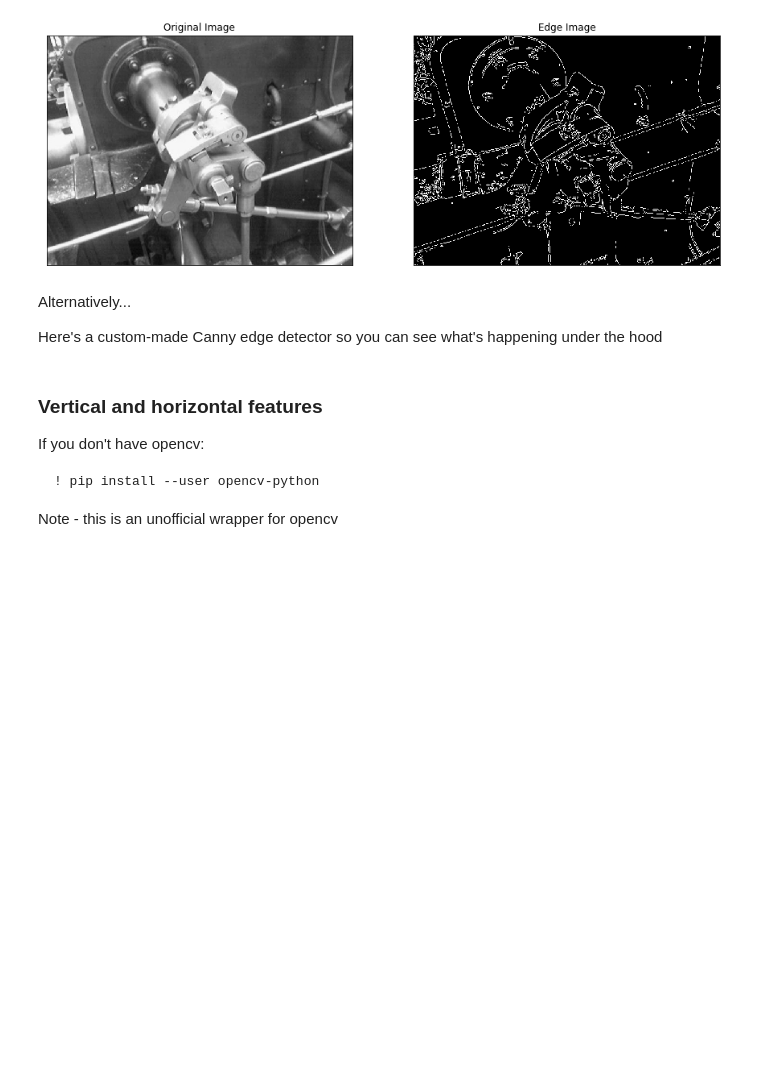
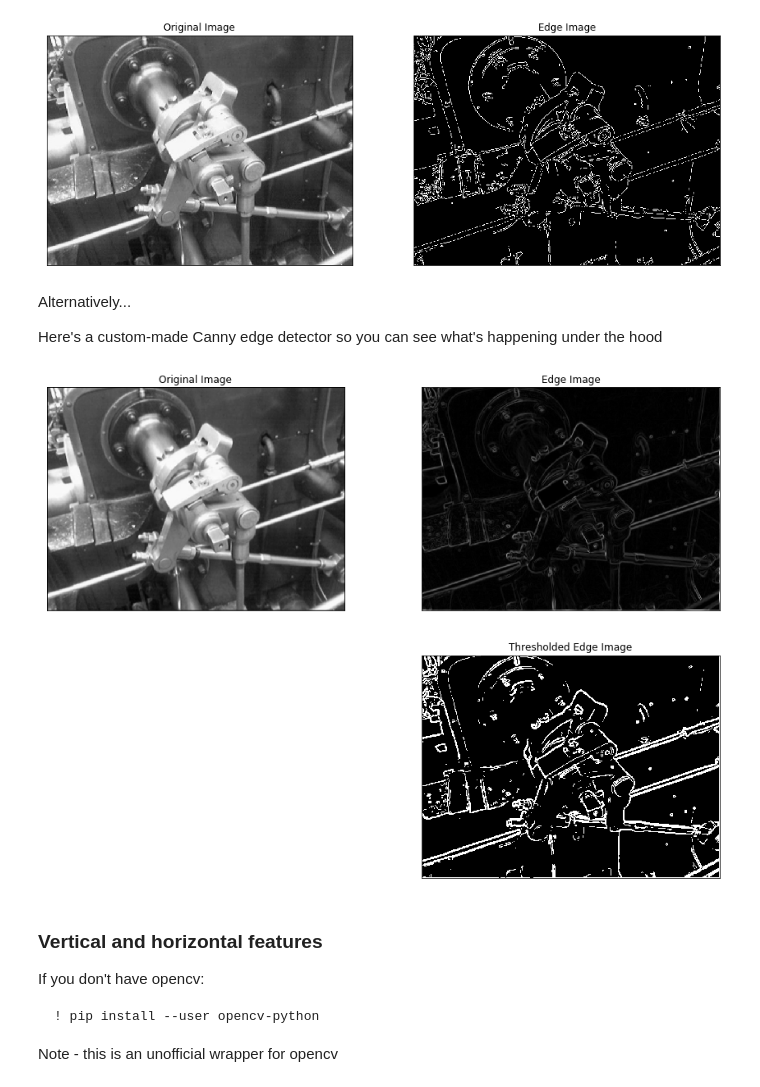
Before and after one commit to AlbertHJLee/Insight_Notebooks, a Jupyter notebook: Image_Analysis.ipynb, the cells around one changed output. Cells and saved outputs as stored; diff of their text form; code cells hidden in the pictures; blank space fills up the shorter version.

```diff
--- a/Image_Analysis.ipynb
+++ b/Image_Analysis.ipynb
@@ -157,6 +164,97 @@ plt.show()
 Alternatively...
 
 Here's a custom-made Canny edge detector so you can see what's happening under the hood
+# %%
+import numpy as np
+import matplotlib.pyplot as plt
+from PIL import Image
+
+
+def convolve(img1,img2):
+
+    # Convolve two 2D image numpy arrays
+    # img2 is considered the kernel, and we get the output after applying it as a filter on img1
+
+    # Get image info and initialize constants
+    kernelx = img2.shape[0]
+    kernely = img2.shape[1]
+    imagex = img1.shape[0]
+    imagey = img1.shape[1]
+
+    # Kernel must have odd dimensions
+    if (kernelx % 2 == 0) or (kernely % 2 == 0):
+        print('kernel must have odd dimensions')
+        return img1
+
+    output = img1*0.
+
+    # Convolve efficiently by adding the entire image (or a section of it) to itself
+    # and iterating for all necessary displacements (dx,dy)
+    for i in range(kernelx):
+        for j in range(kernely):
+            if (i < (kernelx*.5) ):
+                ia = int(kernelx*.5) - i
+                ib = imagex
+            else:
+                ia = 0
+                ib = imagex + int(kernelx*.5) - i
+            if (j < (kernely*.5) ):
+                ja = int(kernely*.5) - j
+                jb = imagey
+            else:
+                ja = 0
+                jb = imagey + int(kernely*.5) - j
+            dx = i - int(kernelx*.5)
+            dy = j - int(kernely*.5)
+            output[ia:ib,ja:jb] = output[ia:ib,ja:jb] + \
+                img2[i,j] * img1[(ia+dx):(ib+dx),(ja+dy):(jb+dy)]
+
+    return output
+
+
+def canny(image):
+
+    # Canny edge detector https://en.wikipedia.org/wiki/Canny_edge_detector
+    # http://docs.opencv.org/2.4/doc/tutorials/imgproc/imgtrans/canny_detector/canny_detector.html
+
+    Dx = np.array([[-1,0,1],[-2,0,2],[-1,0,1]])
+    Dy = np.array([[-1,-2,-1],[0,0,0],[1,2,1]])
+    Gx = convolve(image,Dx)
+    Gy = convolve(image,Dy)
+    G = np.sqrt(Gx**2 + Gy**2)
+    theta = np.arctan(Gy/(Gx+1e-20))
+
+    return [G,theta]
+
+
+def blur(image):
+
+    kernel = np.array([[1.,2,1],[2,4,2],[1,2,1]])/16.
+    output = convolve(image, kernel)
+
+    return output
+
+
+img = Image.open('Valve_original.PNG')
+img = img.convert('L')
+img = np.asarray(img).copy()
+
+img = blur(img)
+edges,_ = canny(img)
+
+edges_thresh = edges > 110.
+
+plt.figure(figsize=(15,11))
+plt.subplot(221),plt.imshow(img,cmap = 'gray')
+plt.title('Original Image'), plt.xticks([]), plt.yticks([])
+plt.subplot(222),plt.imshow(edges,cmap = 'gray')
+plt.title('Edge Image'), plt.xticks([]), plt.yticks([])
+plt.subplot(224),plt.imshow(edges_thresh, cmap='gray', interpolation='nearest')
+plt.title('Thresholded Edge Image'), plt.xticks([]), plt.yticks([])
+
+plt.show()
+# %% [output]
+[figure, added]
 # %% [markdown]
 ### Vertical and horizontal features
 
```
Also changed, not shown: parts of 4 cells of this notebook.
